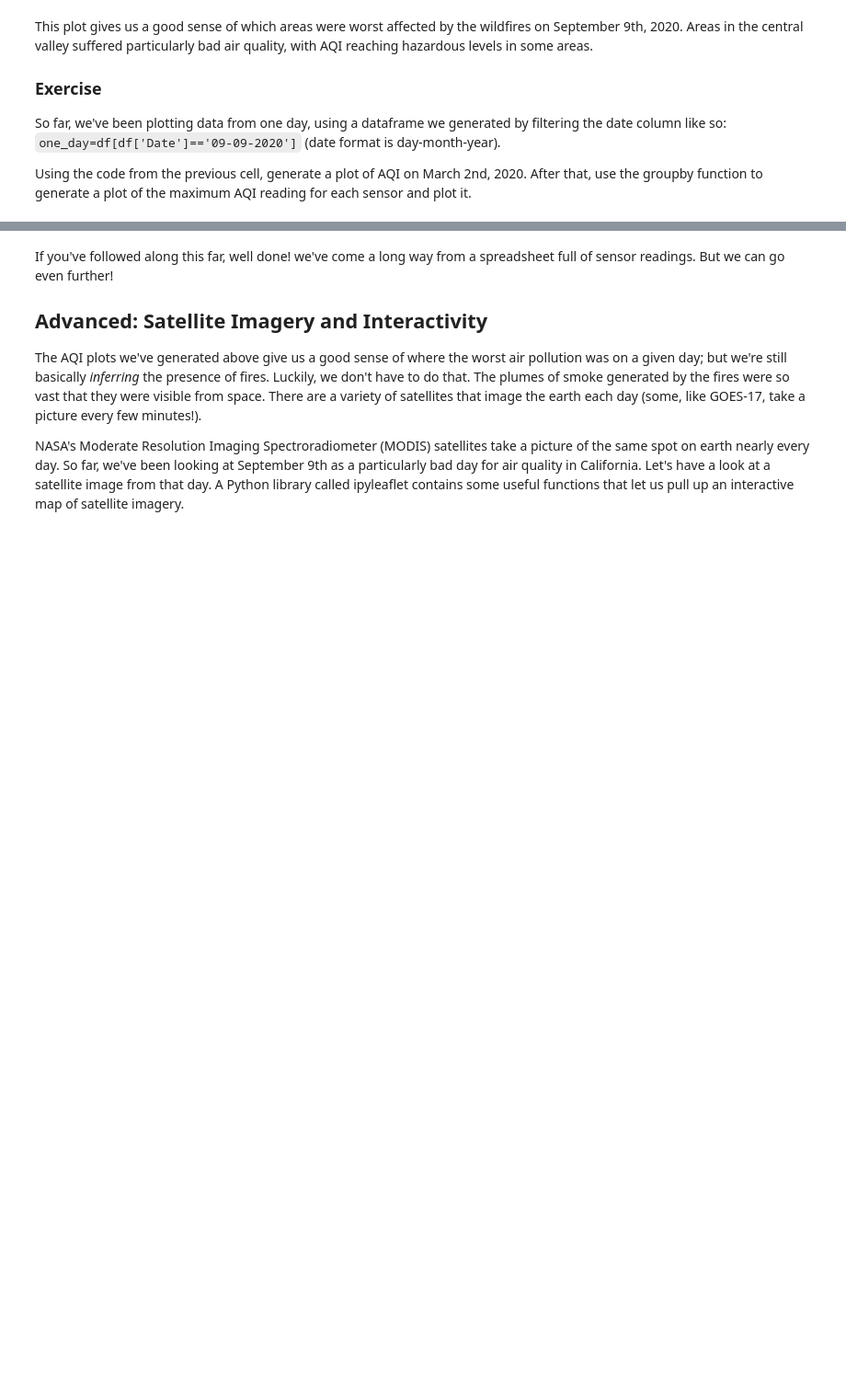
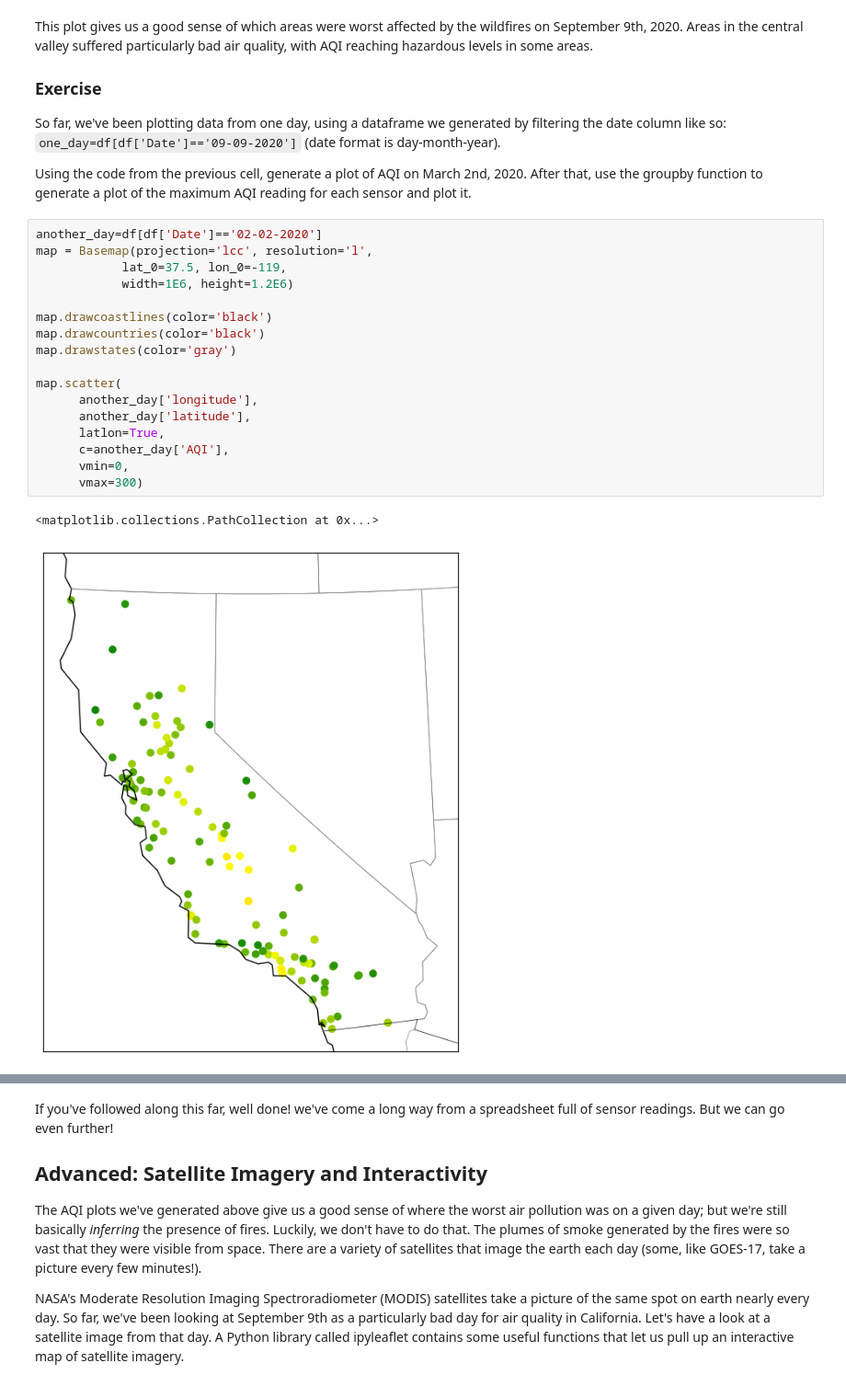
Before and after one commit to Yukiii0517/QM2, a Jupyter notebook: notebooks/W03. Spatial Data.ipynb, the cells around one changed output, grey strips where cells are left out. Shown at 92% size. Drawn from its saved outputs; the diff is of its cells as text; blank space fills up the shorter version.

```diff
--- a/notebooks/W03. Spatial Data.ipynb
+++ b/notebooks/W03. Spatial Data.ipynb
@@ -477,3 +476,23 @@ This plot gives us a good sense of which areas were worst affected by the wildfi
 So far, we've been plotting data from one day, using a dataframe we generated by filtering the date column like so: `one_day=df[df['Date']=='09-09-2020']` (date format is day-month-year).
 
 Using the code from the previous cell, generate a plot of AQI on March 2nd, 2020. After that, use the groupby function to generate a plot of the maximum AQI reading for each sensor and plot it.
+# %%
+another_day=df[df['Date']=='02-02-2020']
+map = Basemap(projection='lcc', resolution='l',
+            lat_0=37.5, lon_0=-119,
+            width=1E6, height=1.2E6)
+
+map.drawcoastlines(color='black')
+map.drawcountries(color='black')
+map.drawstates(color='gray')
+
+map.scatter(
+      another_day['longitude'],
+      another_day['latitude'],
+      latlon=True,
+      c=another_day['AQI'],
+      vmin=0,
+      vmax=300)
+# %% [output]
+<matplotlib.collections.PathCollection at 0x...>
+[figure, added]
```
Also changed, not shown: parts of 28 cells of this notebook.
